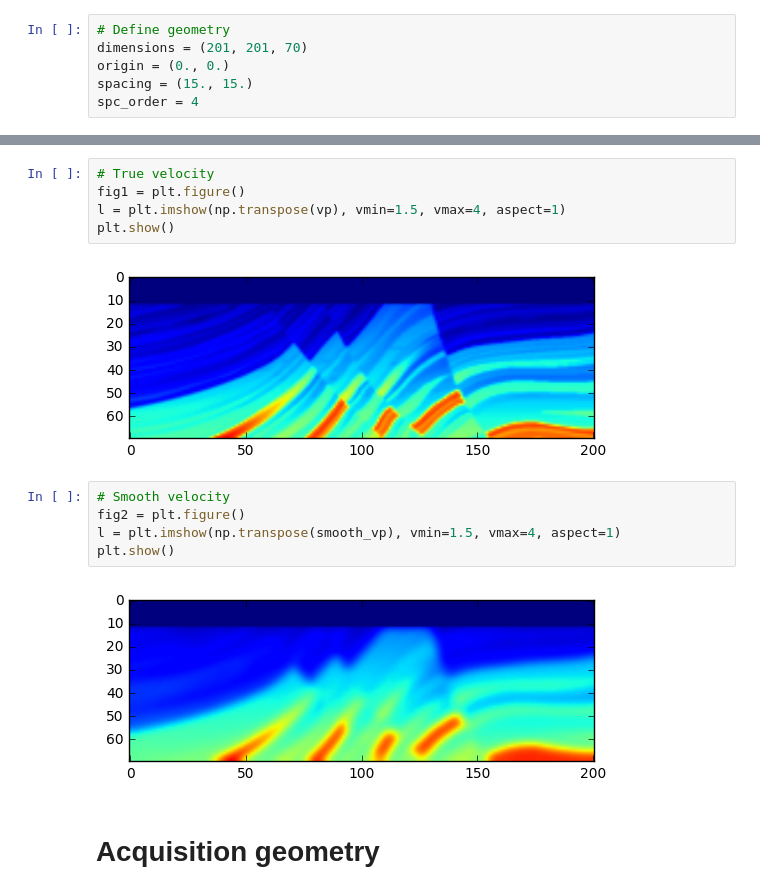
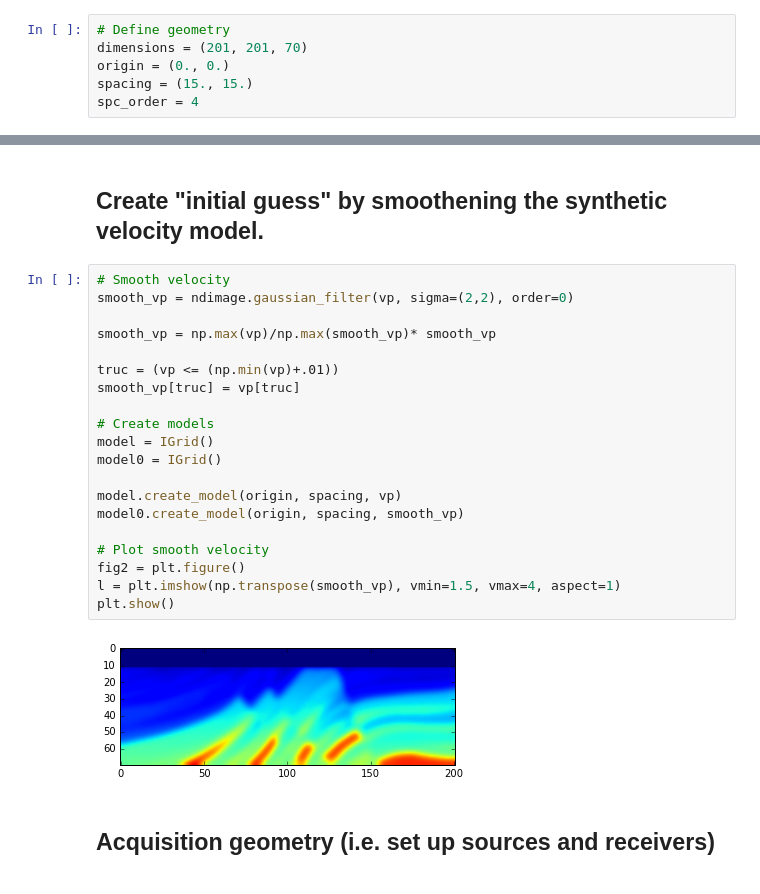
Before and after one commit to xiaocenxiaocen/devito, a Jupyter notebook: examples/acoustic/RTM_example.ipynb, the cells around one changed output, grey strips where cells are left out. Cells and saved outputs as stored; diff of their text form.

```diff
--- a/examples/acoustic/RTM_example.ipynb
+++ b/examples/acoustic/RTM_example.ipynb
@@ -58,17 +63,27 @@ model0.create_model(origin, spacing, smooth_vp)
-# %%
-# True velocity
-fig1 = plt.figure()
-l = plt.imshow(np.transpose(vp), vmin=1.5, vmax=4, aspect=1)
-plt.show()
-# %% [output]
-[figure, removed]
+# %% [markdown]
+## Create "initial guess" by smoothening the synthetic velocity model.
 # %%
 # Smooth velocity
+smooth_vp = ndimage.gaussian_filter(vp, sigma=(2,2), order=0)
+
+smooth_vp = np.max(vp)/np.max(smooth_vp)* smooth_vp
+
+truc = (vp <= (np.min(vp)+.01))
+smooth_vp[truc] = vp[truc]
+
+# Create models
+model = IGrid()
+model0 = IGrid()
+
+model.create_model(origin, spacing, vp)
+model0.create_model(origin, spacing, smooth_vp)
+
+# Plot smooth velocity
 fig2 = plt.figure()
 l = plt.imshow(np.transpose(smooth_vp), vmin=1.5, vmax=4, aspect=1)
 plt.show()
 # %% [output]
-[figure, old version]
+[figure, new version]
 # %% [markdown]
-# Acquisition geometry
+## Acquisition geometry (i.e. set up sources and receivers)
 # %%
```
Also changed, not shown: parts of 20 cells of this notebook.
